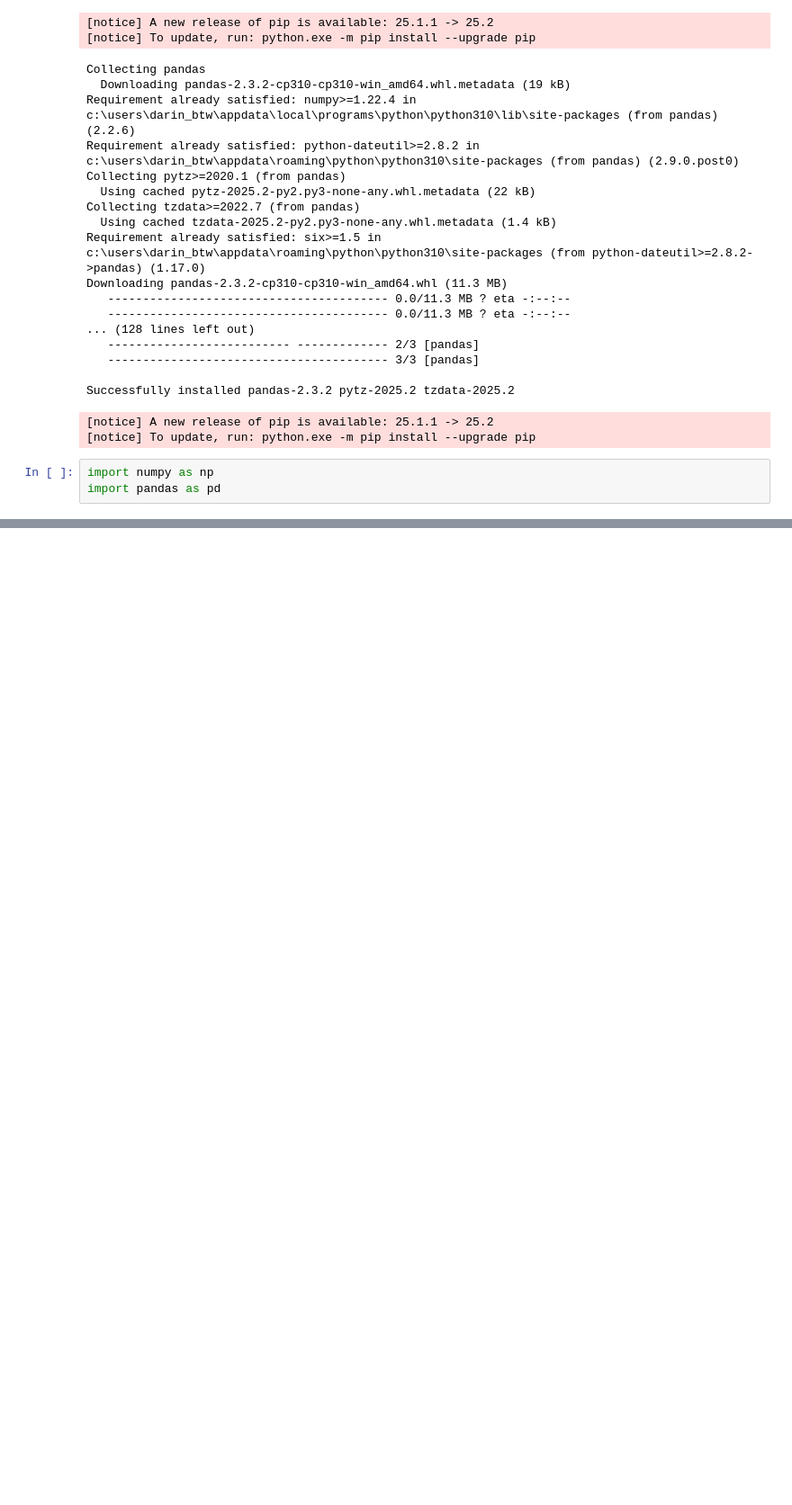
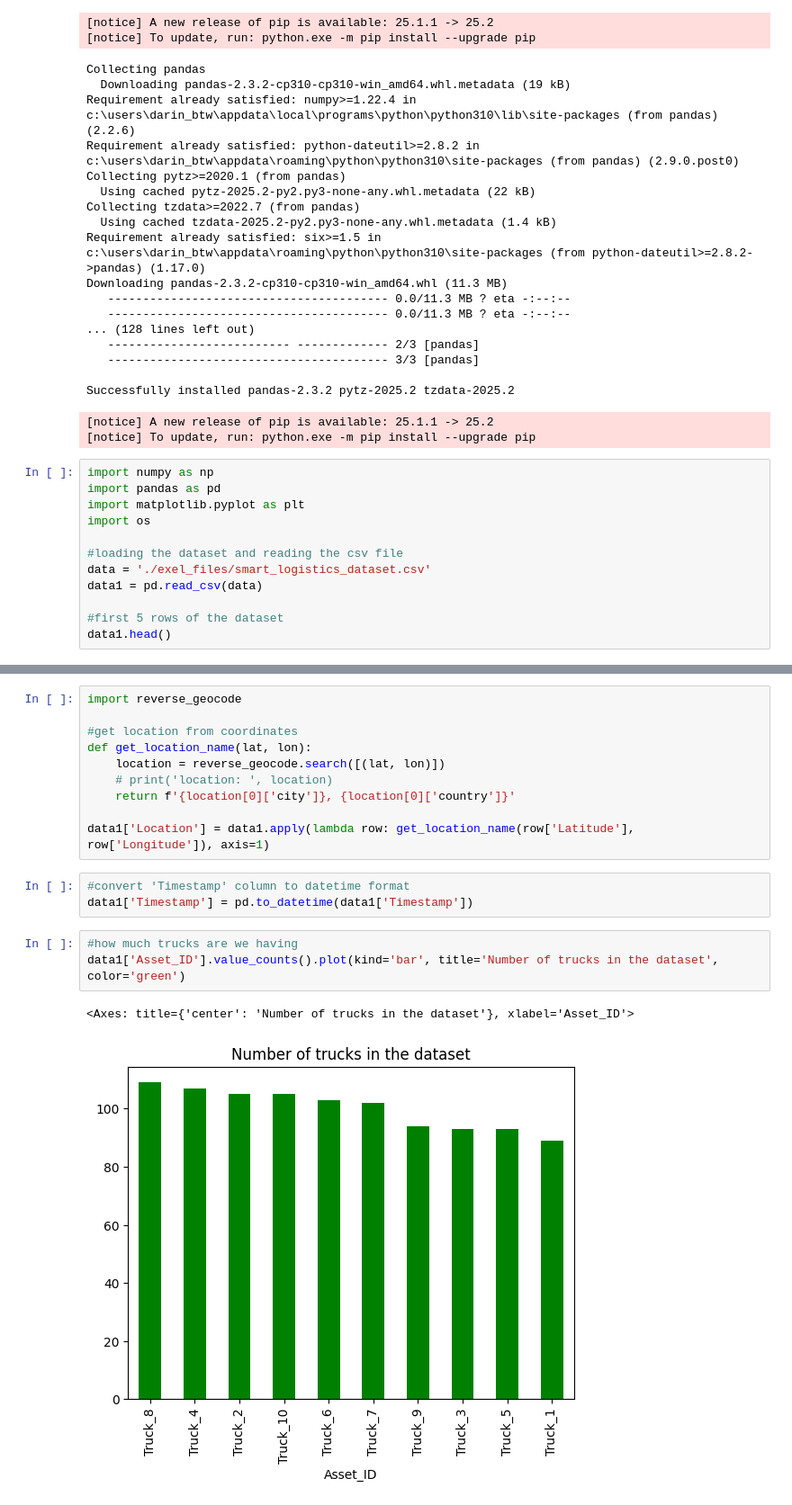
Before and after one commit to darinbtw/Machine_learning_to_optimize_processes_in_logistics, a Jupyter notebook: dataset.ipynb, the cells around one changed output, grey strips where cells are left out. Shown: that part at 90% size. Saved outputs shown, nothing was run; the diff lists cells and outputs as text; blank space fills up the shorter version.

```diff
--- a/dataset.ipynb
+++ b/dataset.ipynb
@@ -38,3 +38,12 @@ Successfully installed pandas-2.3.2 pytz-2025.2 tzdata-2025.2
 # %%
 import numpy as np
 import pandas as pd
+import matplotlib.pyplot as plt
+import os
+
+#loading the dataset and reading the csv file
+data = './exel_files/smart_logistics_dataset.csv'
+data1 = pd.read_csv(data)
+
+#first 5 rows of the dataset
+data1.head()
@@ -40,0 +89,19 @@ import pandas as pd
+# %%
+import reverse_geocode
+
+#get location from coordinates
+def get_location_name(lat, lon):
+    location = reverse_geocode.search([(lat, lon)])
+    # print('location: ', location)
+    return f'{location[0]['city']}, {location[0]['country']}'
+
+data1['Location'] = data1.apply(lambda row: get_location_name(row['Latitude'], row['Longitude']), axis=1)
+# %%
+#convert 'Timestamp' column to datetime format
+data1['Timestamp'] = pd.to_datetime(data1['Timestamp'])
+# %%
+#how much trucks are we having
+data1['Asset_ID'].value_counts().plot(kind='bar', title='Number of trucks in the dataset', color='green')
+# %% [output]
+<Axes: title={'center': 'Number of trucks in the dataset'}, xlabel='Asset_ID'>
+[figure, added]
```
Also changed, not shown: parts of 8 cells of this notebook, 10 other files.
